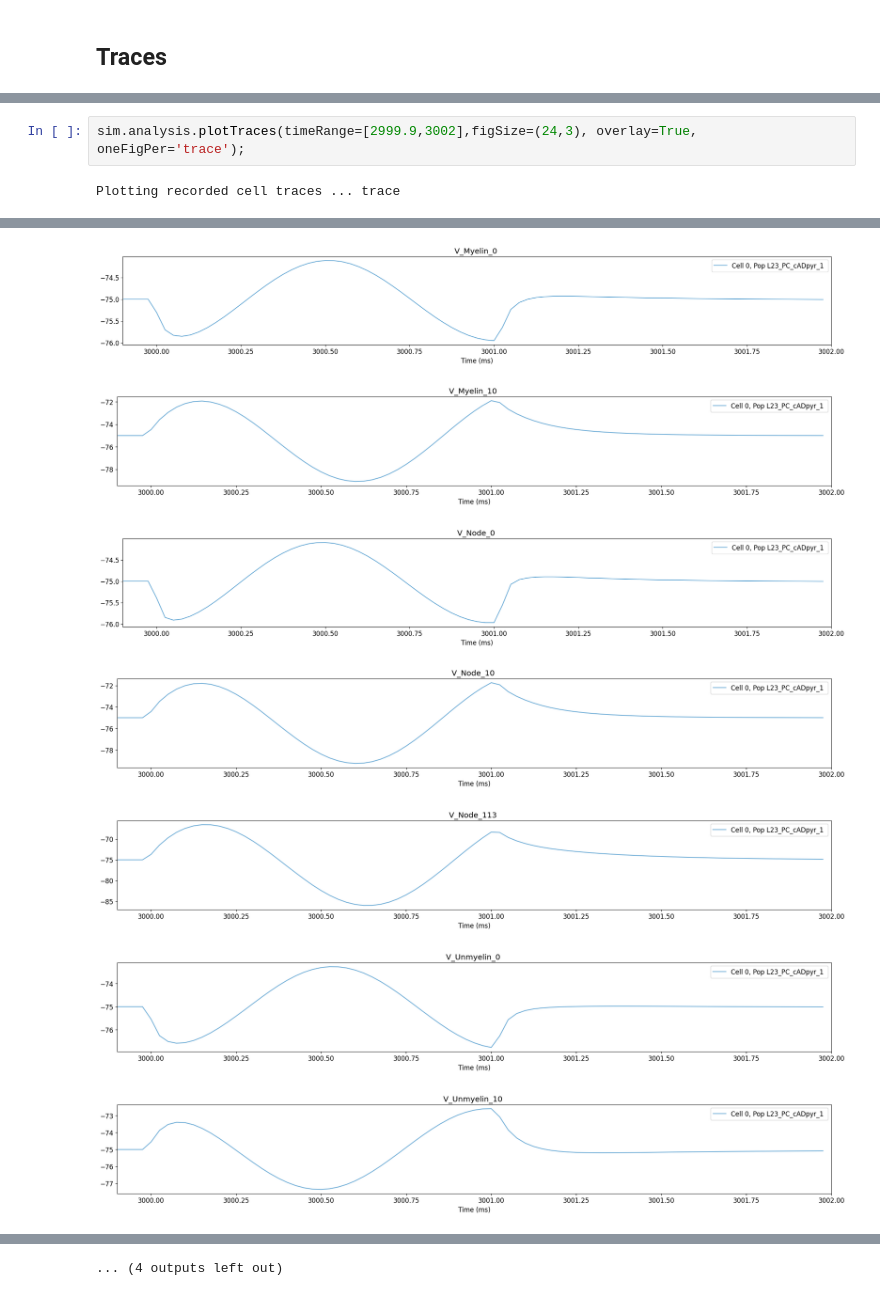
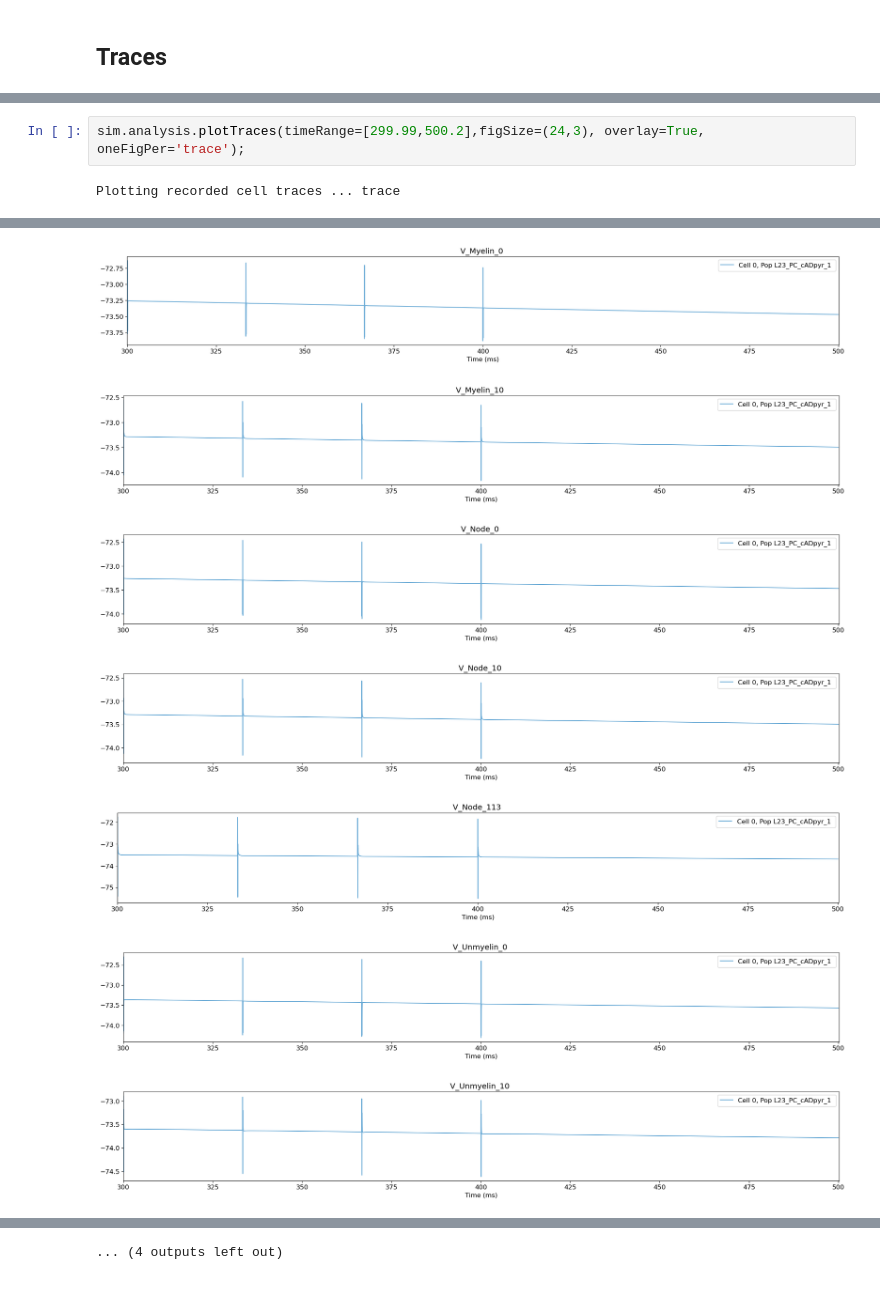
Before and after one commit to FernandoSBorges/Extracellular_stimulation_NetPyNE, a Jupyter notebook: sim/run_one_cellType.ipynb, the cells around one changed output, grey strips where cells are left out. Saved outputs shown, nothing was run; the diff lists cells and outputs as text.

```diff
--- a/sim/run_one_cellType.ipynb
+++ b/sim/run_one_cellType.ipynb
@@ -236,4 +237,4 @@ Plotting recorded cell traces ... cell
 # %%
-sim.analysis.plotTraces(timeRange=[2999.9,3002],figSize=(24,3), overlay=True, oneFigPer='trace');
+sim.analysis.plotTraces(timeRange=[299.99,500.2],figSize=(24,3), overlay=True, oneFigPer='trace');
 # %% [output]
 Plotting recorded cell traces ... trace
@@ -241,7 +242,7 @@ pyNeuroML >>> WARNING - No artists with labels found to put in legend.  Note tha
-[figure, old version]
+[figure, new version]
-[figure, old version]
+[figure, new version]
-[figure, old version]
+[figure, new version]
-[figure, old version]
+[figure, new version]
-[figure, old version]
+[figure, new version]
-[figure, old version]
+[figure, new version]
-[figure, old version]
+[figure, new version]
```
Also changed, not shown: parts of 8 cells of this notebook, 2 other files.
